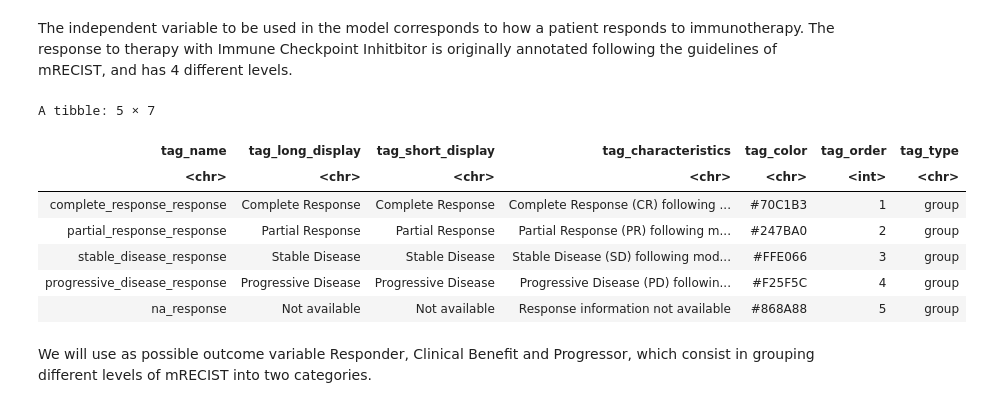
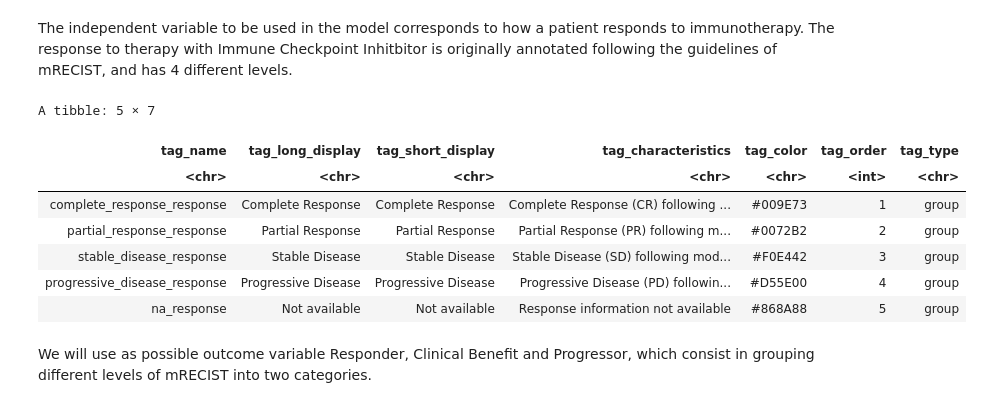
Before and after one commit to CRI-iAtlas/iatlas-notebooks, a Jupyter notebook: ici_models_elastic_net.ipynb, the cells around one changed output. Saved outputs shown, nothing was run; the diff lists cells and outputs as text; code cells hidden in the pictures.

```diff
--- a/ici_models_elastic_net.ipynb
+++ b/ici_models_elastic_net.ipynb
@@ -139,16 +144,16 @@ A tibble: 6 × 10
 # %% [markdown]
 The independent variable to be used in the model corresponds to how a patient responds to immunotherapy. The response to therapy with Immune Checkpoint Inhitbitor is originally annotated following the guidelines of mRECIST, and has 4 different levels.
 # %%
-iatlas.api.client::query_tags(parent_tags = "Response") %>%
+iatlasGraphQLClient::query_tags(parent_tags = "Response") %>%
     dplyr::arrange(tag_order)
 # %% [output]
 A tibble: 5 × 7
 | tag_name | tag_long_display | tag_short_display | tag_characteristics | tag_color | tag_order | tag_type |
 | <chr> | <chr> | <chr> | <chr> | <chr> | <int> | <chr> |
-| complete_response_response | Complete Response | Complete Response | Complete Response (CR) following ... | #70C1B3 | 1 | group |
-| partial_response_response | Partial Response | Partial Response | Partial Response (PR) following m... | #247BA0 | 2 | group |
-| stable_disease_response | Stable Disease | Stable Disease | Stable Disease (SD) following mod... | #FFE066 | 3 | group |
-| progressive_disease_response | Progressive Disease | Progressive Disease | Progressive Disease (PD) followin... | #F25F5C | 4 | group |
+| complete_response_response | Complete Response | Complete Response | Complete Response (CR) following ... | #009E73 | 1 | group |
+| partial_response_response | Partial Response | Partial Response | Partial Response (PR) following m... | #0072B2 | 2 | group |
+| stable_disease_response | Stable Disease | Stable Disease | Stable Disease (SD) following mod... | #F0E442 | 3 | group |
+| progressive_disease_response | Progressive Disease | Progressive Disease | Progressive Disease (PD) followin... | #D55E00 | 4 | group |
 | na_response | Not available | Not available | Response information not available | #868A88 | 5 | group |
 # %% [markdown]
 We will use as possible outcome variable Responder, Clinical Benefit and Progressor, which consist in grouping different levels of mRECIST into two categories.
```
Also changed, not shown: parts of 12 cells of this notebook, 3 other files.
